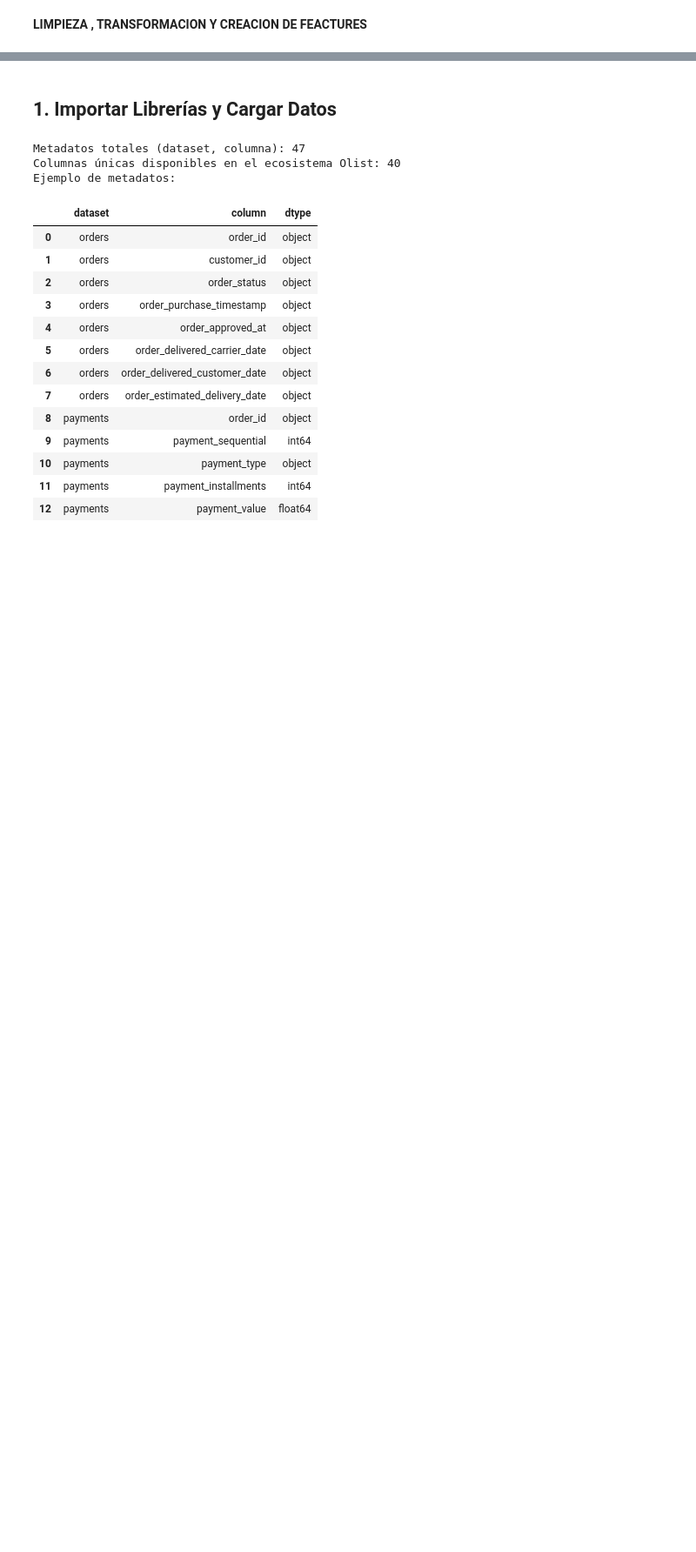
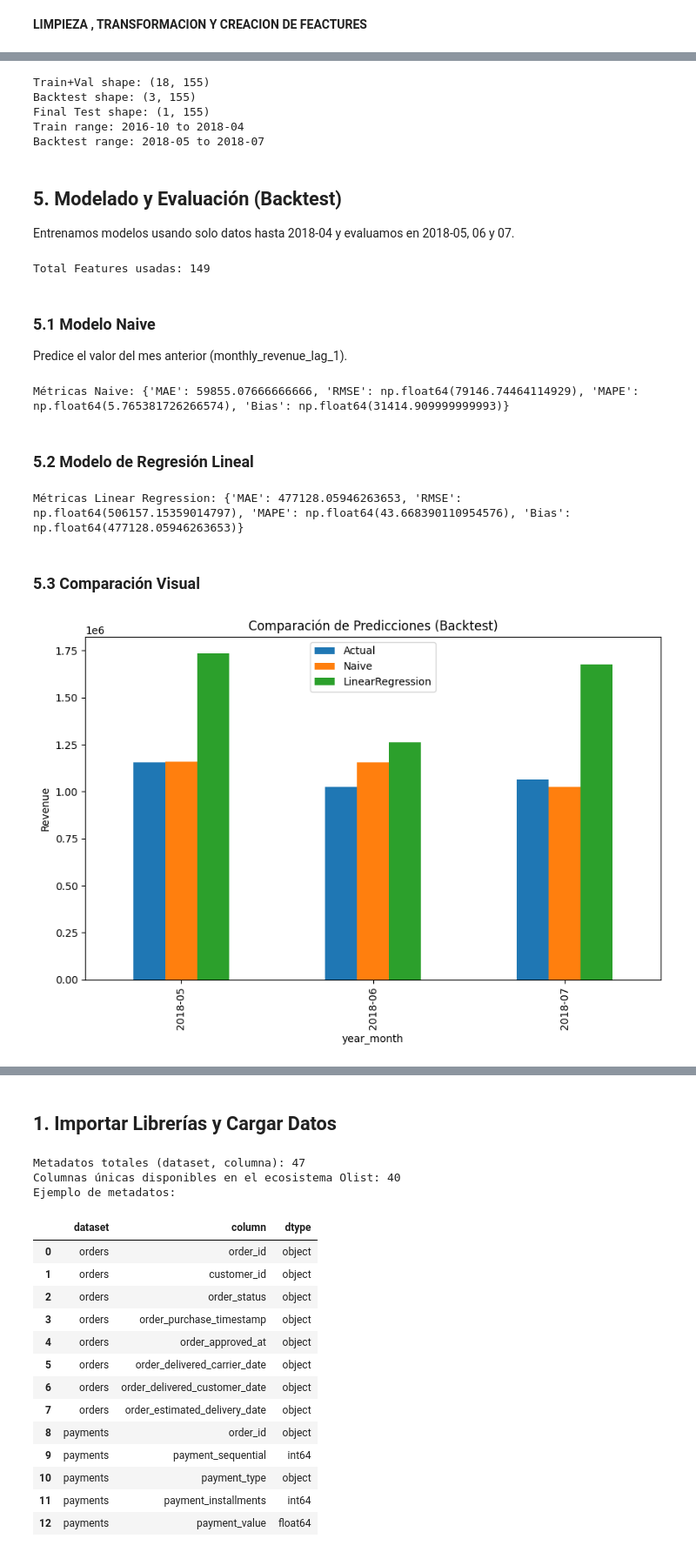
Before and after one commit to paukiss/MIADAS13, a Jupyter notebook: notebook/sprint2_pipeline.ipynb, the cells around one changed output, grey strips where cells are left out. Shown at 87% size. Drawn from its saved outputs; the diff is of its cells as text; code cells hidden in the pictures; blank space fills up the shorter version.

```diff
--- a/notebook/sprint2_pipeline.ipynb
+++ b/notebook/sprint2_pipeline.ipynb
@@ -2,0 +79,78 @@
+# %%
+train_val, backtest, final_test = split_data(df_features)
+
+print(f"Train+Val shape: {train_val.shape}")
+print(f"Backtest shape: {backtest.shape}")
+print(f"Final Test shape: {final_test.shape}")
+
+# Verificar rangos
+print(f"Train range: {train_val['year_month'].min()} to {train_val['year_month'].max()}")
+print(f"Backtest range: {backtest['year_month'].min()} to {backtest['year_month'].max()}")
+# %% [output]
+Train+Val shape: (18, 155)
+Backtest shape: (3, 155)
+Final Test shape: (1, 155)
+Train range: 2016-10 to 2018-04
+Backtest range: 2018-05 to 2018-07
+# %% [markdown]
+## 5. Modelado y Evaluación (Backtest)
+
+Entrenamos modelos usando solo datos hasta 2018-04 y evaluamos en 2018-05, 06 y 07.
+# %%
+# Preparar datos para entrenamiento
+# Eliminamos filas con NaNs (por los lags)
+train_clean = train_val.dropna()
+
+target_col = "monthly_revenue"
+exclude_cols = ["year_month", target_col, "month_index", "month", "year", "quarter"]
+feature_cols = [c for c in train_clean.columns if c not in exclude_cols]
+
+X_train = train_clean[feature_cols]
+y_train = train_clean[target_col]
+
+X_backtest = backtest[feature_cols]
+y_backtest = backtest[target_col]
+
+# Rellenar NaNs en backtest si existen (por si acaso)
+X_backtest = X_backtest.fillna(0)
+
+print(f"Total Features usadas: {len(feature_cols)}")
+# %% [output]
+Total Features usadas: 149
+# %% [markdown]
+### 5.1 Modelo Naive
+Predice el valor del mes anterior (monthly_revenue_lag_1).
+# %%
+naive_model = NaiveModel()
+y_pred_naive = naive_model.predict(X_backtest)
+
+metrics_naive = calculate_metrics(y_backtest, y_pred_naive)
+print("Métricas Naive:", metrics_naive)
+# %% [output]
+Métricas Naive: {'MAE': 59855.07666666666, 'RMSE': np.float64(79146.74464114929), 'MAPE': np.float64(5.765381726266574), 'Bias': np.float64(31414.909999999993)}
+# %% [markdown]
+### 5.2 Modelo de Regresión Lineal
+# %%
+lr_model = train_model(X_train, y_train, model_type="linear")
+y_pred_lr = predict_model(lr_model, X_backtest)
+
+metrics_lr = calculate_metrics(y_backtest, y_pred_lr)
+print("Métricas Linear Regression:", metrics_lr)
+# %% [output]
+Métricas Linear Regression: {'MAE': 477128.05946263653, 'RMSE': np.float64(506157.15359014797), 'MAPE': np.float64(43.668390110954576), 'Bias': np.float64(477128.05946263653)}
+# %% [markdown]
+### 5.3 Comparación Visual
+# %%
+results = pd.DataFrame({
+    "year_month": backtest["year_month"].astype(str),
+    "Actual": y_backtest,
+    "Naive": y_pred_naive,
+    "LinearRegression": y_pred_lr
+})
+
+results.set_index("year_month").plot(kind="bar", figsize=(10, 6))
+plt.title("Comparación de Predicciones (Backtest)")
+plt.ylabel("Revenue")
+plt.show()
+# %% [output]
+[figure, added]
```
Also changed, not shown: parts of 16 cells of this notebook, 9 other files.
